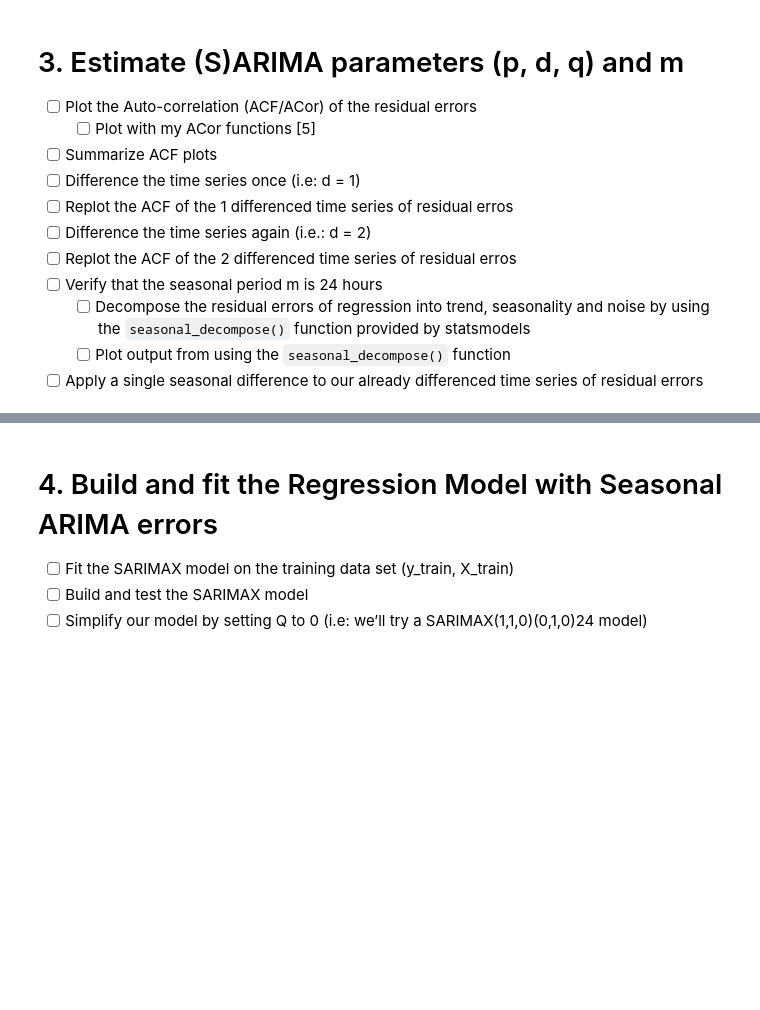
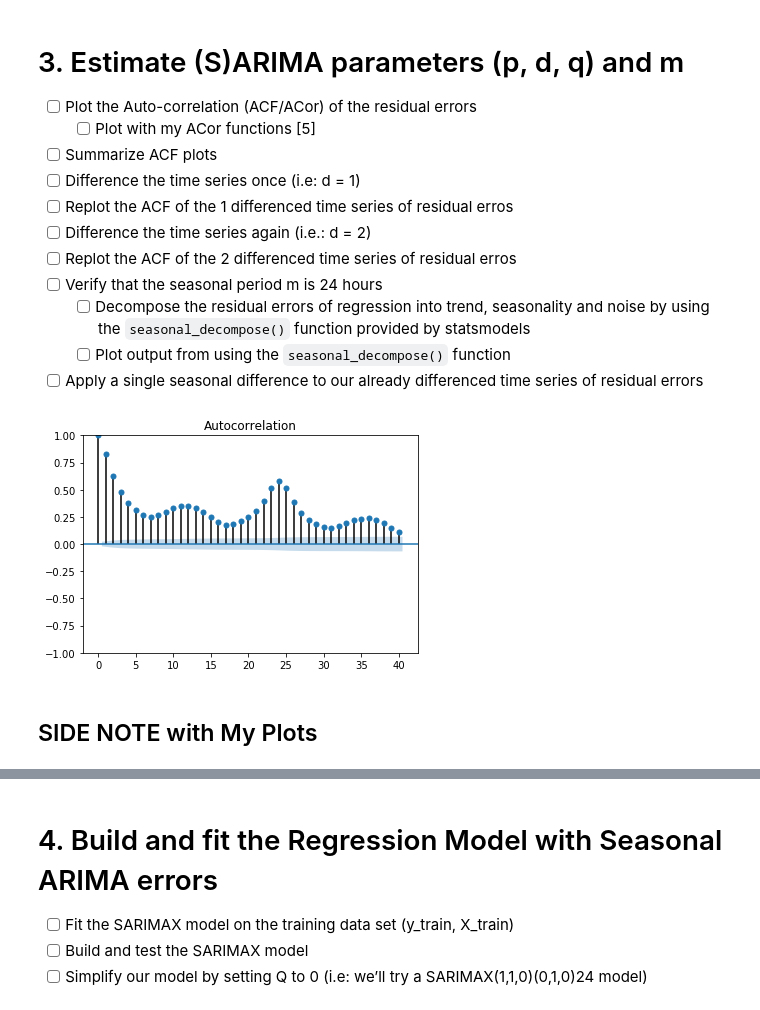
Before and after one commit to Brinkley97/book-forecasting_and_control, a Jupyter notebook: part_1/4-linear_nonstationary_models/regressionWithSeasonalARIMA.ipynb, the cells around one changed output, grey strips where cells are left out. Saved outputs shown, nothing was run; the diff lists cells and outputs as text; code cells hidden in the pictures; blank space fills up the shorter version.

Commit message:
creating plots for part 3.1

```diff
--- a/part_1/4-linear_nonstationary_models/regressionWithSeasonalARIMA.ipynb
+++ b/part_1/4-linear_nonstationary_models/regressionWithSeasonalARIMA.ipynb
@@ -235,3 +250,10 @@ dtype: float64
     - [ ] Decompose the residual errors of regression into trend, seasonality and noise by using the `seasonal_decompose()` function provided by statsmodels
     - [ ] Plot output from using the `seasonal_decompose()` function
 - [ ] Apply a single seasonal difference to our already differenced time series of residual errors
+# %%
+tsa.plot_acf(olsr_results.resid, alpha=0.05)
+plt.show()
+# %% [output]
+[figure, added]
+# %% [markdown]
+## SIDE NOTE with My Plots
```
Also changed, not shown: parts of 17 cells of this notebook.
